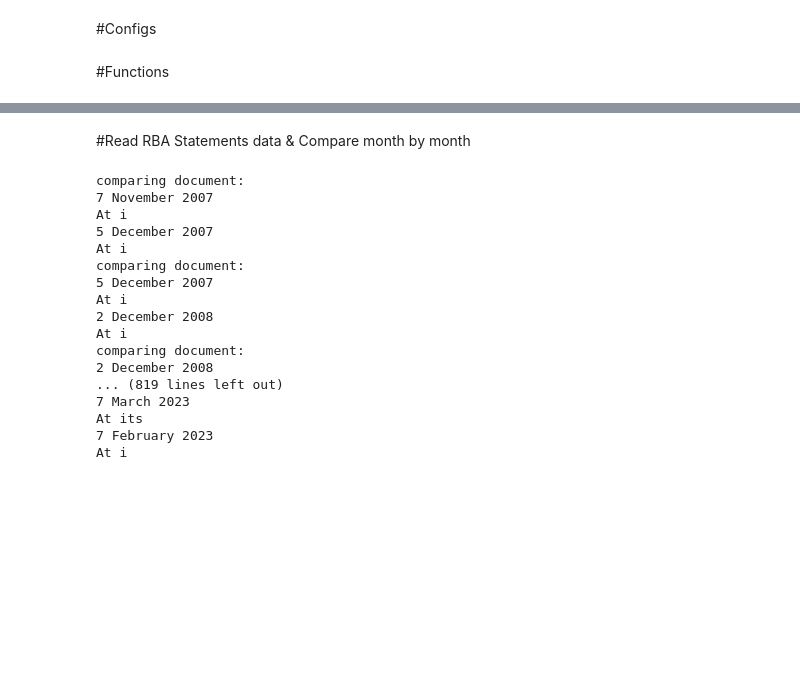
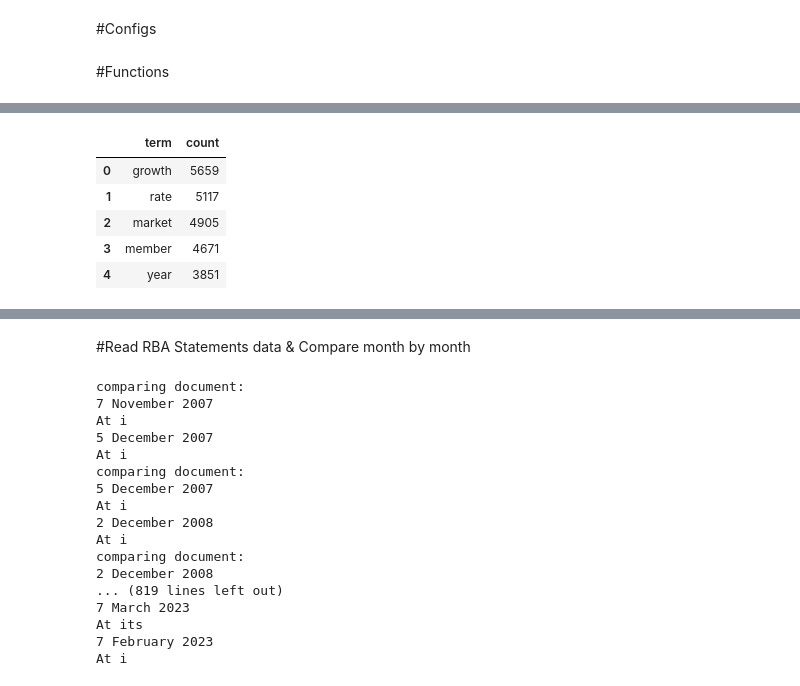
Before and after one commit to kanalive/notebooks, a Jupyter notebook: RBA_data_comparison.ipynb, the cells around one changed output, grey strips where cells are left out. Saved outputs shown, nothing was run; the diff lists cells and outputs as text; code cells hidden in the pictures; blank space fills up the shorter version.

```diff
--- a/RBA_data_comparison.ipynb
+++ b/RBA_data_comparison.ipynb
@@ -100,0 +250,12 @@ def get_date(filename):
+# %%
+## What are the most frequently used words
+term_counts = {i:j for i,j in zip(vectorizer.get_feature_names_out(),bag_of_words.toarray().sum(axis=0))}
+df_term_counts = pd.DataFrame(sorted(term_counts.items(),key=lambda x:x[1],reverse=True),columns=['term','count'])
+df_term_counts.head(5)
+# %% [output]
+|  | term | count |
+| 0 | growth | 5659 |
+| 1 | rate | 5117 |
+| 2 | market | 4905 |
+| 3 | member | 4671 |
+| 4 | year | 3851 |
```
Also changed, not shown: parts of 19 cells of this notebook.
